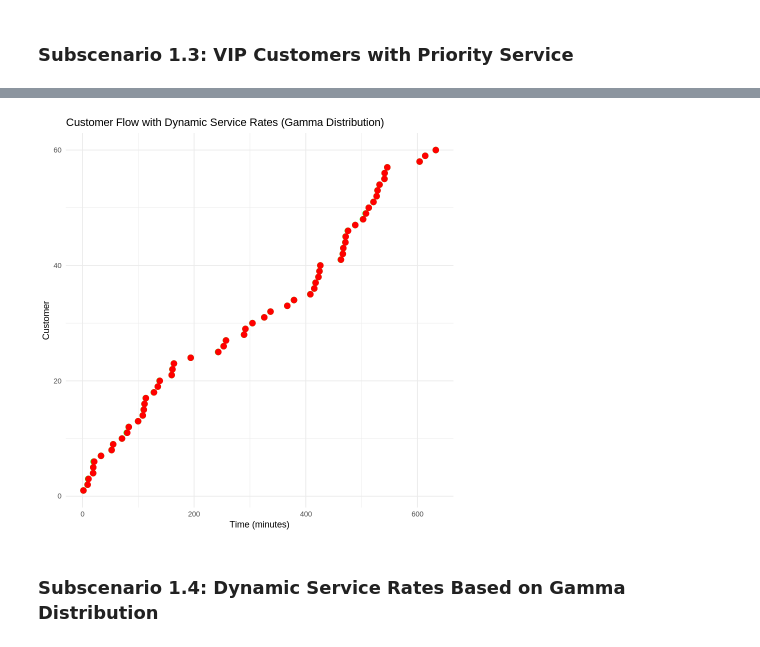
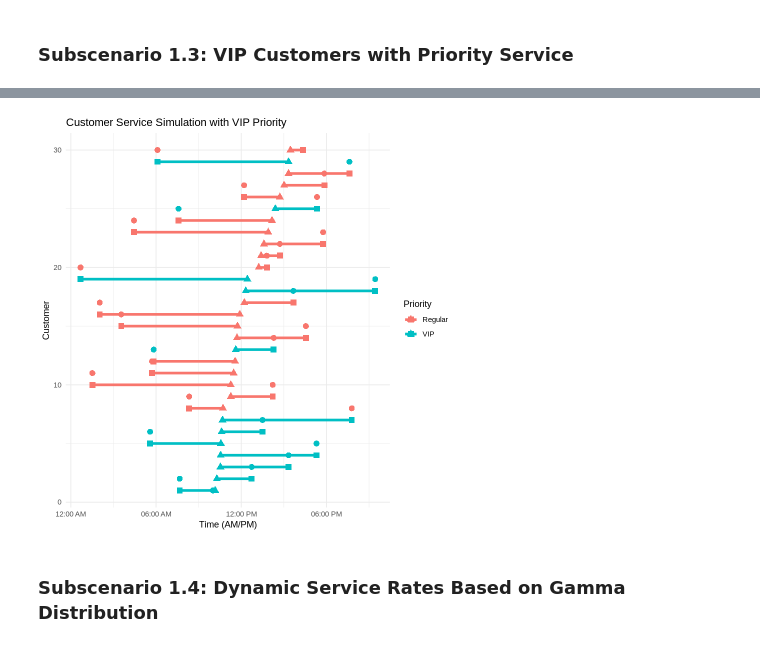
Before and after one commit to zoraizmohammad/dukeClasses, a Jupyter notebook: sta240/finalProject/STA240FinalSimulation.ipynb, the cells around one changed output, grey strips where cells are left out. Cells and saved outputs as stored; diff of their text form; code cells hidden in the pictures.

Commit message:
Finished all sub-scenario simulations and changed scenario 1 info to also run in 12 hour AM-PM time with all corrections.

```diff
--- a/sta240/finalProject/STA240FinalSimulation.ipynb
+++ b/sta240/finalProject/STA240FinalSimulation.ipynb
@@ -48,12 +55,2 @@ return (arrival_times)
 # %% [markdown]
 **2. Serving time simulation of these customers before they leave.**
-# %%
-generate_service_times <- function(lambda, num_customers) {
-  rexp(num_customers, rate = lambda)
-}
-
-# Example
-lambda_S <- 6
-service_times <- round(generate_service_times(lambda_S, length(arrival_times)), digits = 3)
-
-return (service_times)
@@ -263,9 +333,13 @@ Total Downtime: 0.08577413 minutes
 # %% [markdown]
 ### **Subscenario 1.3: VIP Customers with Priority Service**
 # %%
-simulate_vip_priority <- function(arrival_times, service_times, vip_prob = 0.5) {
+library(ggplot2)
+
+simulate_vip_priority <- function(arrival_times, service_times, vip_prob = 0.5, start_hour = 10) {
   n <- length(arrival_times)
-  is_vip <- rbinom(n, 1, vip_prob) # Assign VIP status (1 for VIP, 0 for regular)
+
+  # Assign VIP status (1 for VIP, 0 for regular)
+  is_vip <- rbinom(n, 1, vip_prob)
   vip_indices <- which(is_vip == 1)
   regular_indices <- which(is_vip == 0)
 
@@ -286,14 +360,19 @@ simulate_vip_priority <- function(arrival_times, service_times, vip_prob = 0.5)
   ordered_priorities <- priorities[priority_order]
 
   # Simulate the prioritized queue
-  result <- simulate_restaurant(ordered_arrivals, ordered_services)
+  result <- simulate_restaurant(ordered_arrivals, ordered_services, start_hour)
 
-  # Add priority to the raw data
+  # Convert all time outputs to formatted AM/PM times
+  formatted_arrivals <- format(as.POSIXct((start_hour * 60 + ordered_arrivals) * 60, origin = "1970-01-01", tz = "UTC"), "%I:%M %p")
+  formatted_starts <- result$start_times
+  formatted_ends <- result$end_times
+
+  # Add priority and format to the raw data
   raw_data <- data.frame(
     Customer = 1:n,
-    Arrival = ordered_arrivals,
-    Start = result$start_times,
-    End = result$end_times,
+    Arrival = formatted_arrivals,
+    Start = formatted_starts,
+    End = formatted_ends,
     Waiting_Time = result$waiting_times,
     Priority = ordered_priorities
   )
@@ -308,12 +387,42 @@ simulate_vip_priority <- function(arrival_times, service_times, vip_prob = 0.5)
   cat("Average Waiting Time (VIP):", avg_waiting_time_vip, "minutes\n")
   cat("Average Waiting Time (Regular):", avg_waiting_time_regular, "minutes\n")
 
-  return(list(raw_data = raw_data))
+  # Plot simulation
+  plot_simulation <- function(raw_data) {
+    # Convert formatted times back to POSIXct for plotting
+    raw_data$Arrival <- as.POSIXct(raw_data$Arrival, format = "%I:%M %p", tz = "UTC")
+    raw_data$Start <- as.POSIXct(raw_data$Start, format = "%I:%M %p", tz = "UTC")
+    raw_data$End <- as.POSIXct(raw_data$End, format = "%I:%M %p", tz = "UTC")
+
+    # Create a ggplot
+    ggplot(raw_data, aes(x = Arrival, y = Customer, color = Priority)) +
+      geom_segment(aes(xend = End, yend = Customer), size = 1.5) + # Line showing service duration
+      geom_point(aes(x = Arrival), shape = 17, size = 3) + # Arrival time
+      geom_point(aes(x = Start), shape = 16, size = 3) + # Start of service
+      geom_point(aes(x = End), shape = 15, size = 3) + # End of service
+      labs(
+        title = "Customer Service Simulation with VIP Priority",
+        x = "Time (AM/PM)",
+        y = "Customer",
+        color = "Priority"
+      ) +
+      scale_x_datetime(date_labels = "%I:%M %p") +
+      theme_minimal()
+  }
+
+  # Generate the plot
+  simulation_plot <- plot_simulation(raw_data)
+
+  return(list(raw_data = raw_data, plot = simulation_plot))
 }
 
-# Simulate and plot
-result_vip <- simulate_vip_priority(arrival_times, service_times)
+# Example usage
+result_vip <- simulate_vip_priority(arrival_times, service_times, vip_prob = 0.5, start_hour = 10)
+
+# Print raw data
 print(result_vip$raw_data)
-plot_simulation(result_vip$raw_data)
+
+# Plot the simulation
+print(result_vip$plot)
 # %% [output]
 Summary Statistics:
@@ -336,4 +445,4 @@ Average Waiting Time (Regular): 0 minutes
-[figure, old version]
+[figure, new version]
 # %% [markdown]
 ### **Subscenario 1.4: Dynamic Service Rates Based on Gamma Distribution**
 # %%
```
Also changed, not shown: parts of 13 cells of this notebook.
